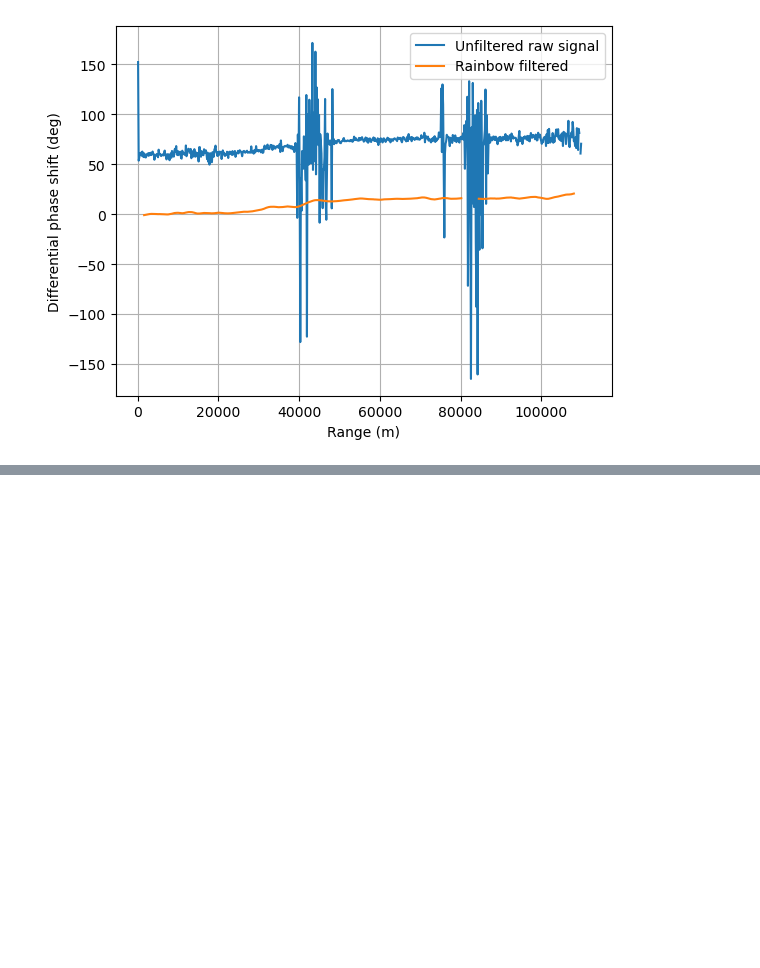
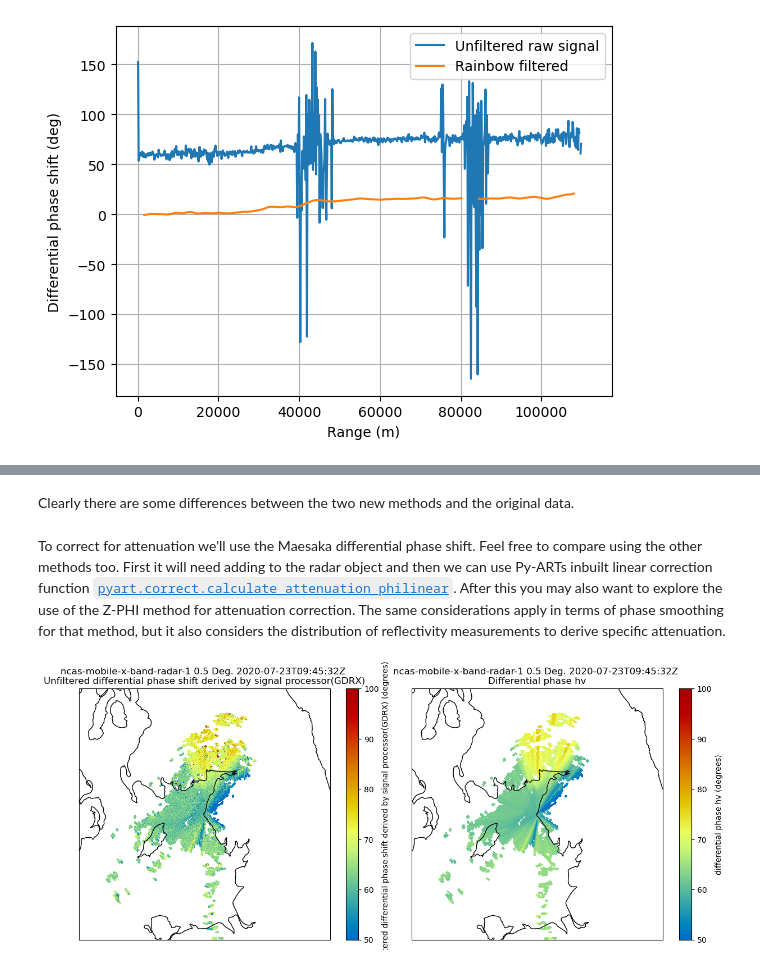
Before and after one commit to ncasuk/NCAS-Intro-Atmos-Radar-2024, a Jupyter notebook: notebooks/practicals/Practical_4_Part_3_Attenuation.ipynb, the cells around one changed output, grey strips where cells are left out. Cells and saved outputs as stored; diff of their text form; code cells hidden in the pictures; blank space fills up the shorter version.

````diff
--- a/notebooks/practicals/Practical_4_Part_3_Attenuation.ipynb
+++ b/notebooks/practicals/Practical_4_Part_3_Attenuation.ipynb
@@ -248,0 +310,4 @@ pyart.correct.calculate_attenuation_philinear?
+# %% [markdown]
+Clearly there are some differences between the two new methods and the original data.
+# %% [markdown]
+To correct for attenuation we'll use the Maesaka differential phase shift. Feel free to compare using the other methods too. First it will need adding to the radar object and then we can use Py-ARTs inbuilt linear correction function [```pyart.correct.calculate_attenuation_philinear```](https://arm-doe.github.io/pyart/API/generated/pyart.correct.calculate_attenuation_philinear.html). After this you may also want to explore the use of the Z-PHI method for attenuation correction. The same considerations apply in terms of phase smoothing for that method, but it also considers the distribution of reflectivity measurements to derive specific attenuation.
@@ -248,0 +316,25 @@ pyart.correct.calculate_attenuation_philinear?
+# %%
+fig = plt.figure(figsize=(12,5))
+
+ax1 = plt.subplot(121, projection=proj)
+raddisp.plot_ppi_map("uPhiDPu", 0,
+                 cmap=pycm.HomeyerRainbow,
+                     embellish=False,
+                     gatefilter=gatefilter,
+                     vmin=50,vmax=100,
+                 ax=ax1)
+ax1.coastlines(resolution='10m')
+
+ax2 = plt.subplot(122, projection=proj)
+raddisp.plot_ppi_map("PhiDP_Maesaka", 0,
+                 cmap=pycm.HomeyerRainbow,
+                     embellish=False,
+                     gatefilter=gatefilter,
+                     vmin=50,vmax=100,
+                 ax=ax2)
+ax2.coastlines(resolution='10m')
+
+
+plt.tight_layout()
+# %% [output]
+[figure, added]
````
Also changed, not shown: parts of 32 cells of this notebook.
